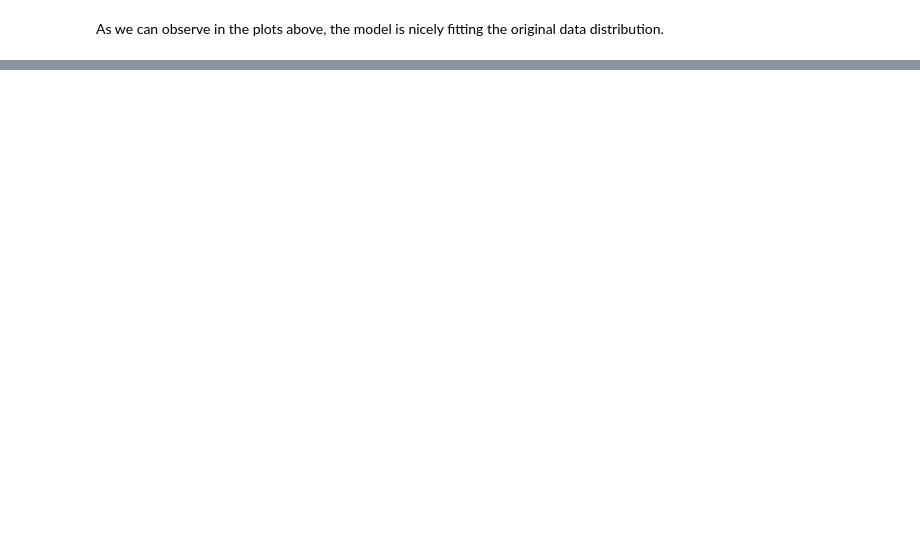
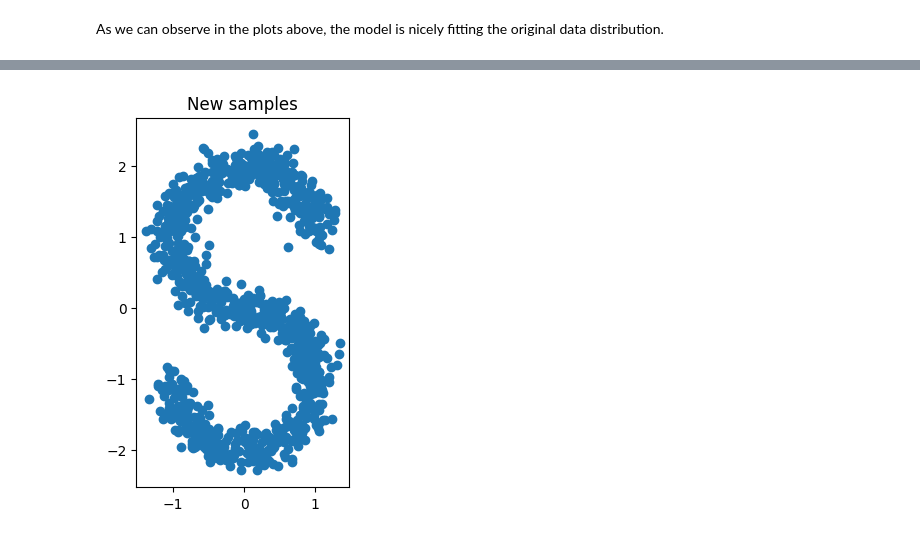
Before and after one commit to april-tools/cirkit, a Jupyter notebook: notebooks/learning-a-gaussian-mixture-model.ipynb, the cells around one changed output, grey strips where cells are left out. Saved outputs shown, nothing was run; the diff lists cells and outputs as text; code cells hidden in the pictures; blank space fills up the shorter version.

```diff
--- a/notebooks/learning-a-gaussian-mixture-model.ipynb
+++ b/notebooks/learning-a-gaussian-mixture-model.ipynb
@@ -314,0 +339,16 @@ As we can observe in the plots above, the model is nicely fitting the original d
+# %%
+from sklearn.datasets import make_s_curve
+
+true_density = None # We do not know the density
+
+def sample_points(n_points):
+    return torch.from_numpy(make_s_curve(n_points, noise=0.15)[0][:, [0,2]]).float()
+
+points = sample_points(1000)
+
+plt.scatter(*points.unbind(-1))
+plt.title('New samples')
+plt.gca().set_aspect('equal', 'box')
+plt.show()
+# %% [output]
+[figure, added]
```
Also changed, not shown: parts of 11 cells of this notebook.
